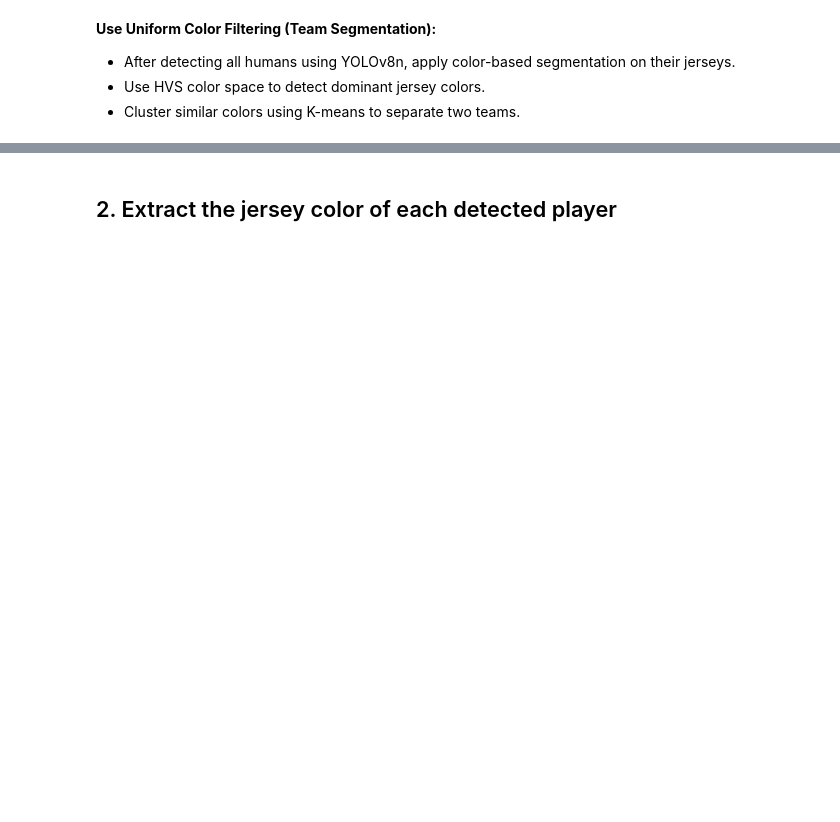
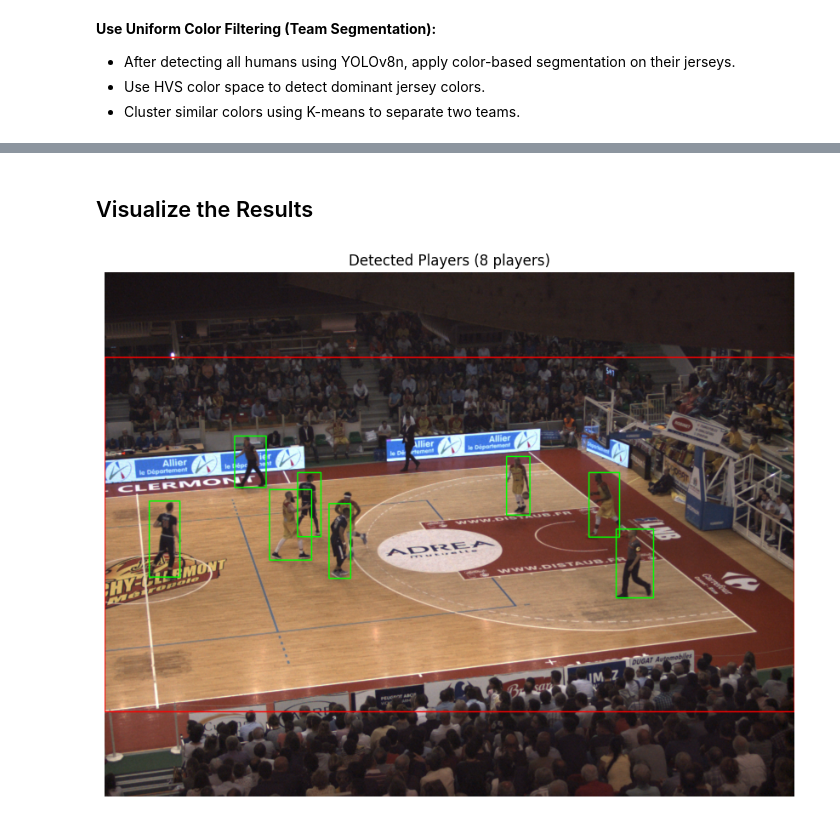
Before and after one commit to Val1t3/court-vision, a Jupyter notebook: ai/player-detection.ipynb, the cells around one changed output, grey strips where cells are left out. Saved outputs shown, nothing was run; the diff lists cells and outputs as text; code cells hidden in the pictures; blank space fills up the shorter version.

```diff
--- a/ai/player-detection.ipynb
+++ b/ai/player-detection.ipynb
@@ -37,17 +41,27 @@ Note: you may need to restart the kernel to use updated packages.
 # %%
 # Constants
-IMAGE_PATH = "basketball_game.jpg"
+IMAGE_PATH = "../results/player-detection/test_image.png"
 # %%
 # Load YOLOv8 model
-model = torch.hub.load('ultralytics/yolov8', 'yolov8n')
+model = YOLO("yolov8n.pt")
 
 # Load Image
 image = cv2.imread(IMAGE_PATH)
+height, width = image.shape[:2]  # Get image dimensions
 results = model(image)
 
 # Extract bounding boxes of detected persons
 players = []
-for result in results.xyxy[0]:  # Iterate over detected objects
-    x1, y1, x2, y2, conf, class_id = result.tolist()
-    if class_id == 0:  # Class 0 in COCO is 'person'
+border_margin = 200
+
+for result in results[0].boxes:  # Access the first image's detections
+    print(result)
+    x1, y1, x2, y2 = result.xyxy[0].tolist()
+    conf = result.conf[0].item()
+    class_id = result.cls[0].item()
+
+    # Only add players that are not near the borders
+    if (class_id == 0 and  # Class 0 in COCO is 'person'
+        y1 > border_margin and
+        y2 < height - border_margin):
         players.append((int(x1), int(y1), int(x2), int(y2)))
@@ -54,2 +86,29 @@ for result in results.xyxy[0]:  # Iterate over detected objects
-# %% [markdown]
-## 2. Extract the jersey color of each detected player
+# %% [markdown]
+## Visualize the Results
+# %%
+# Create a copy of the image for visualization
+vis_image = image.copy()
+
+# Draw border margin rectangle
+cv2.rectangle(vis_image,
+             (0, border_margin),
+             (width, height - border_margin),
+             (0, 0, 255),  # Red color
+             2)  # Line thickness
+
+# Draw bounding boxes for all detected players
+for (x1, y1, x2, y2) in players:
+    cv2.rectangle(vis_image, (int(x1), int(y1)), (int(x2), int(y2)), (0, 255, 0), 2)
+
+# Convert BGR to RGB for matplotlib display
+vis_image_rgb = cv2.cvtColor(vis_image, cv2.COLOR_BGR2RGB)
+
+
+# Display the image
+plt.figure(figsize=(12, 8))
+plt.imshow(vis_image_rgb)
+plt.axis('off')
+plt.title(f'Detected Players ({len(players)} players)')
+plt.show()
+# %% [output]
+[figure, added]
```
Also changed, not shown: parts of 4 cells of this notebook, 16 other files.
